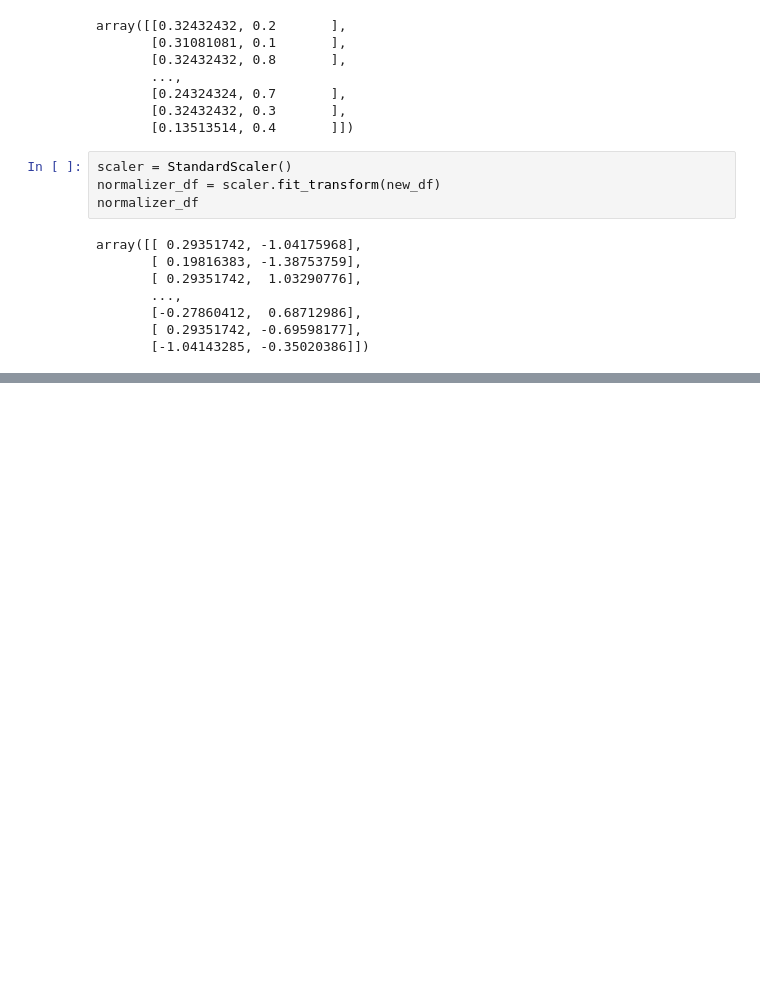
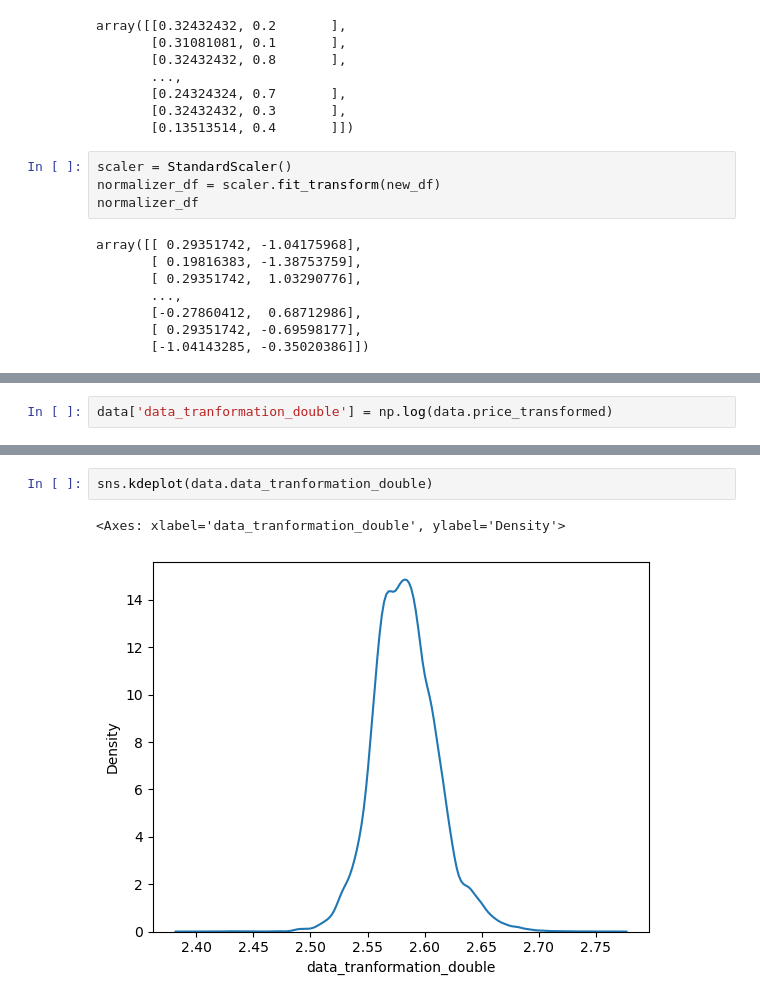
Before and after one commit to Sreesanth-e/EDA, a Jupyter notebook: EDA_Process/churn.ipynb, the cells around one changed output, grey strips where cells are left out. Saved outputs shown, nothing was run; the diff lists cells and outputs as text; blank space fills up the shorter version.

```diff
--- a/EDA_Process/churn.ipynb
+++ b/EDA_Process/churn.ipynb
@@ -108,0 +192,2 @@ array([[ 0.29351742, -1.04175968],
+# %%
+data['data_tranformation_double'] = np.log(data.price_transformed)
@@ -108,0 +200,5 @@ array([[ 0.29351742, -1.04175968],
+# %%
+sns.kdeplot(data.data_tranformation_double)
+# %% [output]
+<Axes: xlabel='data_tranformation_double', ylabel='Density'>
+[figure, added]
```
Also changed, not shown: parts of 35 cells of this notebook, 1 other file.
